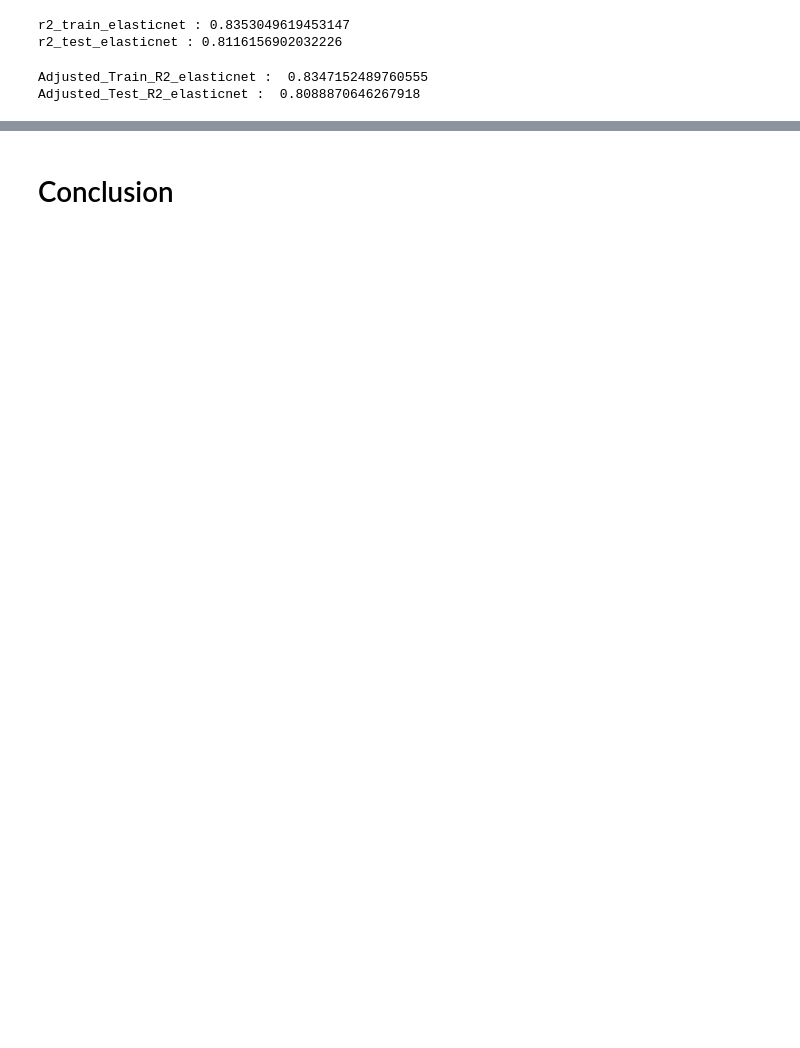
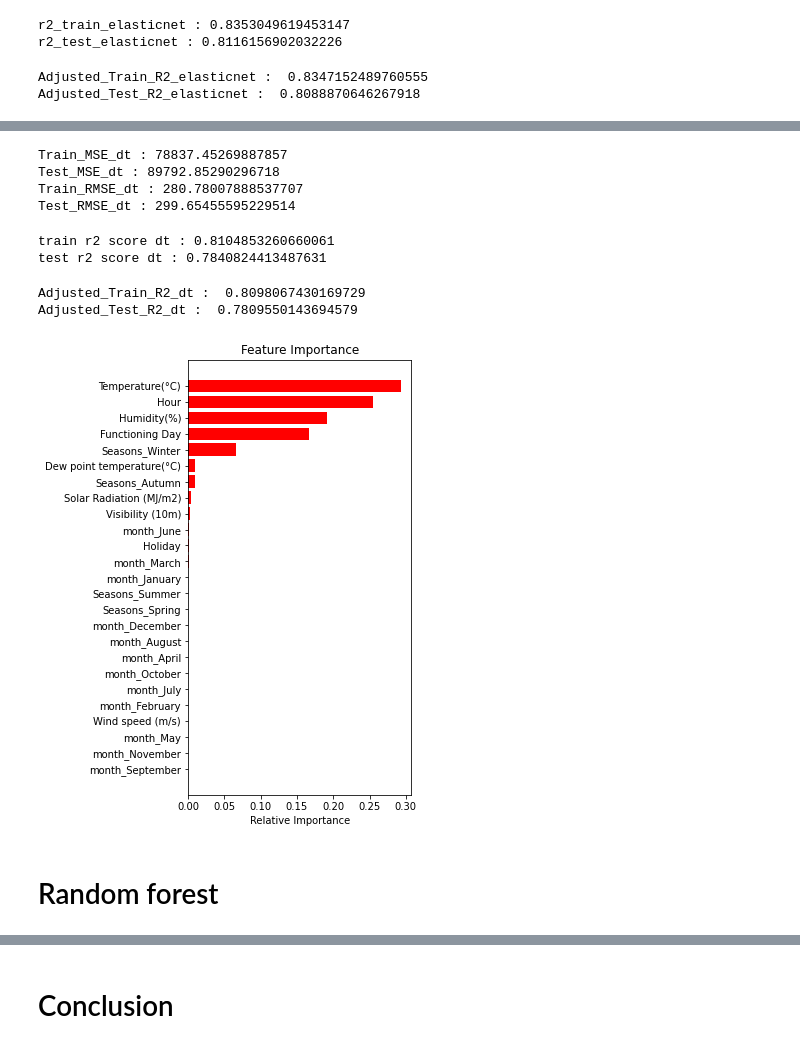
Before and after one commit to OmPrakashGH/Bike-Sharing-Demand-Prediction, a Jupyter notebook: Bike_Sharing_Demand_Prediction_Capstone_Project.ipynb, the cells around one changed output, grey strips where cells are left out. Drawn from its saved outputs; the diff is of its cells as text; code cells hidden in the pictures; blank space fills up the shorter version.

```diff
--- a/Bike_Sharing_Demand_Prediction_Capstone_Project.ipynb
+++ b/Bike_Sharing_Demand_Prediction_Capstone_Project.ipynb
@@ -687,7 +763,8 @@ RMSE : 277.8488200958241
 # %%
 # Performing gridsearchcv on elesticnet regression
 elastic = ElasticNet()
-parameters = {'alpha': [1e-3,1e-2,1e-1,1,5,10,20,30,100,.0014],'l1_ratio':[0.3,0.4,0.5,0.6,0.7,0.8]}
+parameters = {'alpha': [1e-3,1e-2,1e-1,1,5,10,20,30,100,.0014],
+              'l1_ratio':[0.3,0.4,0.5,0.6,0.7,0.8]}
 elastic_regressor = GridSearchCV(elastic, parameters, scoring='neg_mean_squared_error', cv=3)
 elastic_regressor.fit(X_train_trans, y_train)
 # %% [output]
@@ -726,0 +824,15 @@ Adjusted_Test_R2_elasticnet :  0.8088870646267918
+# %%
+# Creating an instance for decision tree regressor
+dt_model = DecisionTreeRegressor()
+# %%
+# Defining parameter list to perform GridSearchCV
+param_dict = {"criterion": ["mse", "mae"],
+              "min_samples_split": [10, 20, 40],
+              "max_depth": [2, 6, 8],
+              "min_samples_leaf": [20, 40, 100],
+              "max_leaf_nodes": [5, 20, 100],
+              }
+# GridSearchCV
+dt_grid = GridSearchCV(estimator=dt_model,param_grid = param_dict, cv=5)
+
+dt_grid.fit(X_train,y_train)
@@ -726,0 +856,52 @@ Adjusted_Test_R2_elasticnet :  0.8088870646267918
+# %%
+#Calculation of MSE
+MSE_train_dt  = mean_squared_error((y_train)**2, (dt_train_preds)**2)
+print("Train_MSE_dt :" , MSE_train_dt)
+MSE_test_dt  = mean_squared_error((y_test)**2, (dt_test_preds)**2)
+print("Test_MSE_dt :" , MSE_test_dt)
+
+
+#Calculation of RMSE
+RMSE_train_dt = np.sqrt(MSE_train_dt)
+print("Train_RMSE_dt :" ,RMSE_train_dt)
+RMSE_test_dt = np.sqrt(MSE_test_dt)
+print("Test_RMSE_dt :" ,RMSE_test_dt)
+# %% [output]
+Train_MSE_dt : 78837.45269887857
+Test_MSE_dt : 89792.85290296718
+Train_RMSE_dt : 280.78007888537707
+Test_RMSE_dt : 299.65455595229514
+# %%
+#r-square matrix for train and test datas
+r2_train_dt = r2_score((y_train)**2, (dt_train_preds)**2)
+r2_test_dt = r2_score((y_test)**2, (dt_test_preds)**2)
+print("train r2 score dt :" , r2_train_dt)
+print("test r2 score dt :" , r2_test_dt)
+# %% [output]
+train r2 score dt : 0.8104853260660061
+test r2 score dt : 0.7840824413487631
+# %%
+# Calculation of adjusted r2
+print("Adjusted_Train_R2_dt : ",1-(1-r2_score((y_train)**2, (dt_train_preds)**2))*((X_train.shape[0]-1)/(X_train.shape[0]-X_train.shape[1]-1)))
+print("Adjusted_Test_R2_dt : ",1-(1-r2_score((y_test)**2, (dt_test_preds)**2))*((X_test.shape[0]-1)/(X_test.shape[0]-X_test.shape[1]-1)))
+# %% [output]
+Adjusted_Train_R2_dt :  0.8098067430169729
+Adjusted_Test_R2_dt :  0.7809550143694579
+# %%
+features = X_train.columns
+importances = dt_grid.best_estimator_.feature_importances_
+indices = np.argsort(importances)
+# %%
+# Plotting feature importance
+fig_dims = (4,8)
+fig = plt.subplots(figsize=fig_dims)
+plt.title('Feature Importance')
+plt.barh(range(len(indices)), importances[indices], color='red', align='center')
+plt.yticks(range(len(indices)), [features[i] for i in indices])
+plt.xlabel('Relative Importance')
+
+plt.show()
+# %% [output]
+[figure, added]
+# %% [markdown]
+# Random forest
```
Also changed, not shown: parts of 59 cells of this notebook.
